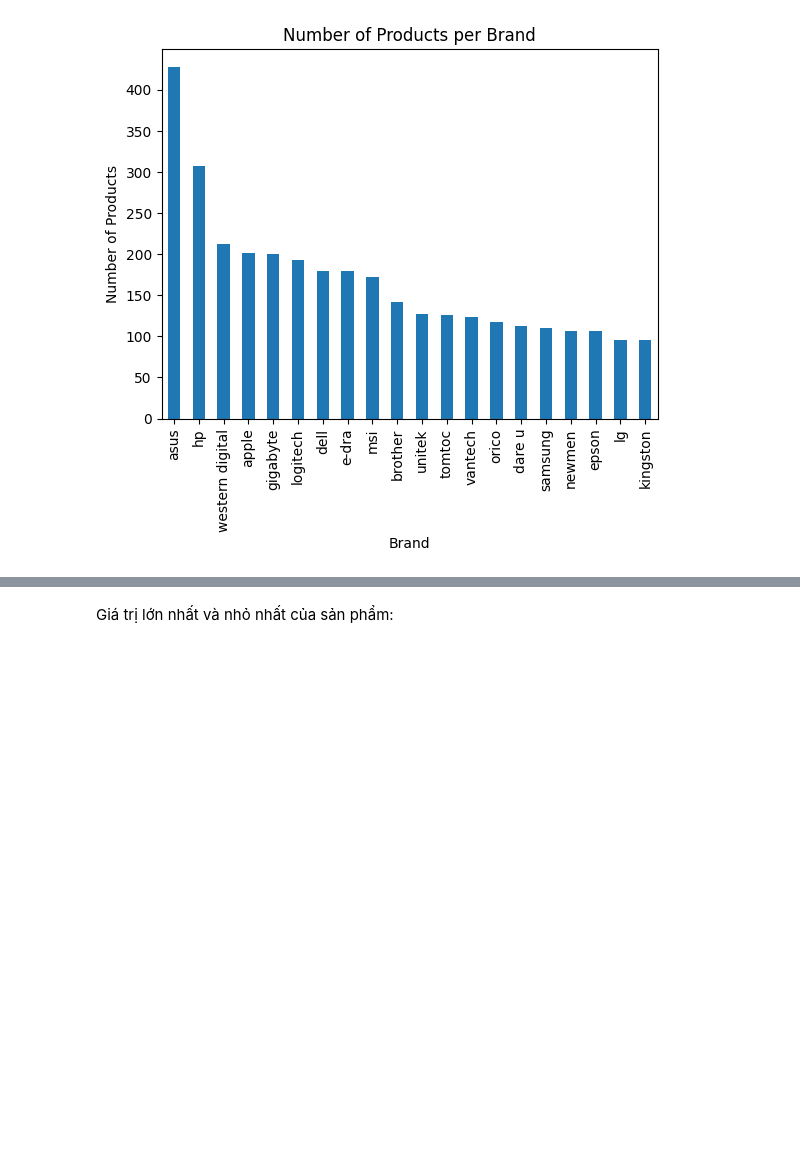
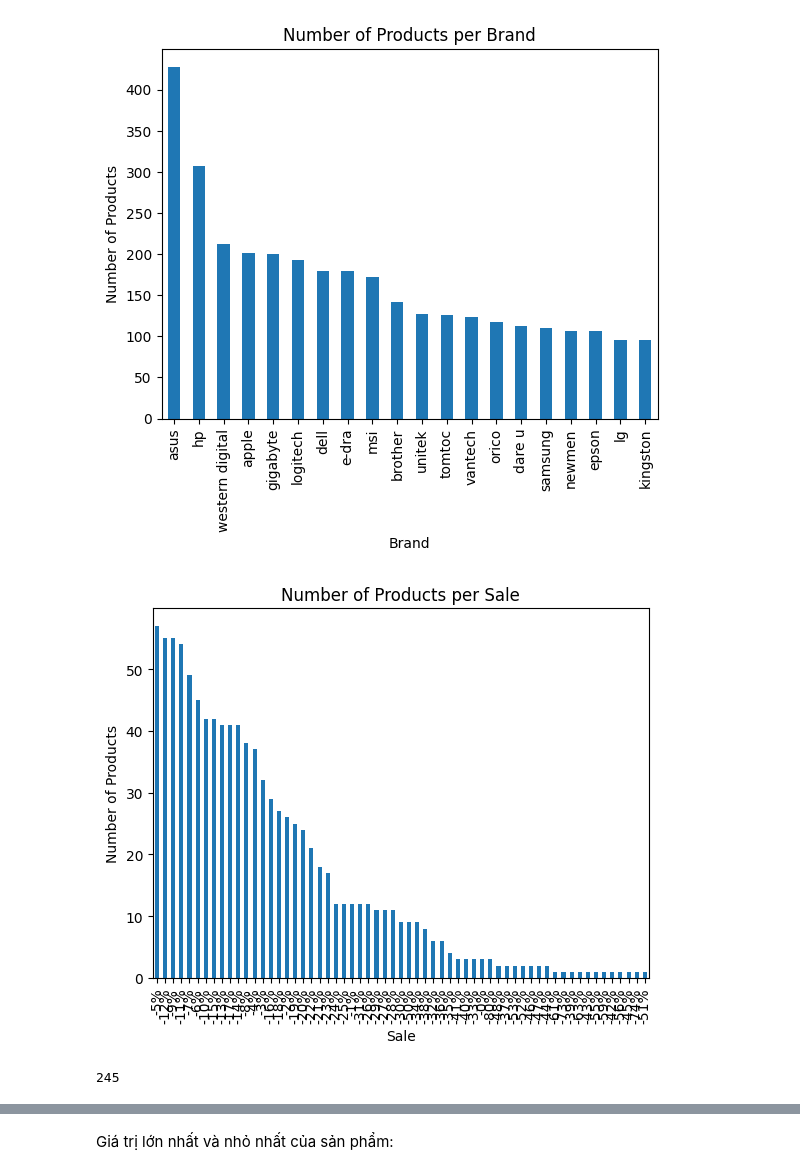
Before and after one commit to thanhdatnguyen1809/chatbot-rasa, a Jupyter notebook: data.ipynb, the cells around one changed output, grey strips where cells are left out. Cells and saved outputs as stored; diff of their text form; code cells hidden in the pictures; blank space fills up the shorter version.

Commit message:
Renew crawl data

```diff
--- a/data.ipynb
+++ b/data.ipynb
@@ -162,3 +246,17 @@ counts.plot(kind='bar', title='Number of Products per Brand', xlabel='Brand', yl
 plt.show()
 # %% [output]
 [figure]
+# %%
+counts = df['Sale'].value_counts()
+
+# create a bar chart of the data
+counts.plot(kind='bar', title='Number of Products per Sale', xlabel='Sale', ylabel='Number of Products')
+
+# display the plot
+plt.show()
+# %% [output]
+[figure, added]
+# %%
+df['Brand'].nunique()
+# %% [output]
+245
```
Also changed, not shown: parts of 25 cells of this notebook, 1 other file.
